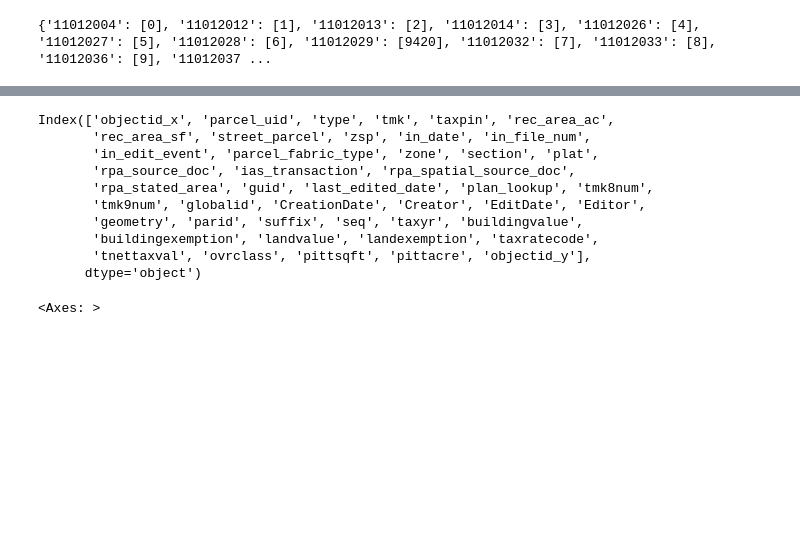
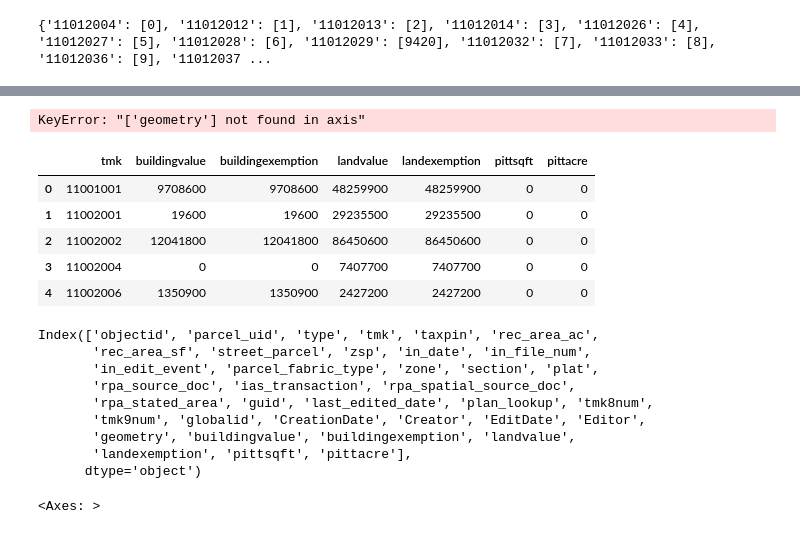
Before and after one commit to ggordn3r/hisfz, a Jupyter notebook: empty_lands_tax.ipynb, the cells around one changed output, grey strips where cells are left out. Drawn from its saved outputs; the diff is of its cells as text; code cells hidden in the pictures; blank space fills up the shorter version.

Commit message:
corrected vacant land calculation

```diff
--- a/empty_lands_tax.ipynb
+++ b/empty_lands_tax.ipynb
@@ -82,17 +80,34 @@ Index(['parid', 'tmk', 'suffix', 'seq', 'taxyr', 'buildingvalue',
       dtype='object')
-# %%
-# filter individual tax records, leaving only the master record for each parcel
-tax_values = tax_values[tax_values['suffix'] == '0000']
-
-# drop 1 remaining duplicate on TMK
-# tax_values[tax_values.tmk.duplicated()]
-tax_values.drop_duplicates('tmk',
-                            inplace=True)
-
-# FIXME instead of dropping geometry, download the file without it if we can't fix it
-tax_values.drop('geometry',
-                axis = 1,
-                inplace=True)
+# %%
+# FIXME instead of dropping geometry, download the file without it if we can't fix it
+tax_values.drop('geometry',
+                axis = 1,
+                inplace=True)
+
+"""
+NOTE need to confirm correct understanding with RPAD: Sum all TMK suffixes or exclude 0000?
+0000 corresponds to the master record for a condo. The land value is often close to equal to the
+sum of all land values for suffixes 1-N. Implies either condo association owns and pays taxes on
+50% of the land, or that the land value in the master line *is* the sum.
+"""
+
+tax_values = tax_values.groupby('tmk').agg({
+        'buildingvalue': 'sum',
+        'buildingexemption': 'sum',
+        'landvalue': 'sum',
+        'landexemption': 'sum'
+    }).reset_index()
+# %% [output]
+KeyError: "['geometry'] not found in axis"
+# %%
+tax_values.head()
+# %% [output]
+|  | tmk | buildingvalue | buildingexemption | landvalue | landexemption | pittsqft | pittacre |
+| 0 | 11001001 | 9708600 | 9708600 | 48259900 | 48259900 | 0 | 0 |
+| 1 | 11002001 | 19600 | 19600 | 29235500 | 29235500 | 0 | 0 |
+| 2 | 11002002 | 12041800 | 12041800 | 86450600 | 86450600 | 0 | 0 |
+| 3 | 11002004 | 0 | 0 | 7407700 | 7407700 | 0 | 0 |
+| 4 | 11002006 | 1350900 | 1350900 | 2427200 | 2427200 | 0 | 0 |
 # %%
 # join tax parcels to tax values on TMK
 # FIXME Merge keys are not unique in left dataset; not a one-to-one merge
@@ -103,15 +118,14 @@ full_tax_data = tax_parcels.merge(tax_values,
 # %%
 full_tax_data.columns
 # %% [output]
-Index(['objectid_x', 'parcel_uid', 'type', 'tmk', 'taxpin', 'rec_area_ac',
+Index(['objectid', 'parcel_uid', 'type', 'tmk', 'taxpin', 'rec_area_ac',
        'rec_area_sf', 'street_parcel', 'zsp', 'in_date', 'in_file_num',
        'in_edit_event', 'parcel_fabric_type', 'zone', 'section', 'plat',
        'rpa_source_doc', 'ias_transaction', 'rpa_spatial_source_doc',
        'rpa_stated_area', 'guid', 'last_edited_date', 'plan_lookup', 'tmk8num',
        'tmk9num', 'globalid', 'CreationDate', 'Creator', 'EditDate', 'Editor',
-       'geometry', 'parid', 'suffix', 'seq', 'taxyr', 'buildingvalue',
-       'buildingexemption', 'landvalue', 'landexemption', 'taxratecode',
-       'tnettaxval', 'ovrclass', 'pittsqft', 'pittacre', 'objectid_y'],
+       'geometry', 'buildingvalue', 'buildingexemption', 'landvalue',
+       'landexemption', 'pittsqft', 'pittacre'],
       dtype='object')
 # %%
 parcels_in_zones = full_tax_data.overlay(zoning, how = 'intersection')
```
Also changed, not shown: parts of 2 cells of this notebook.
